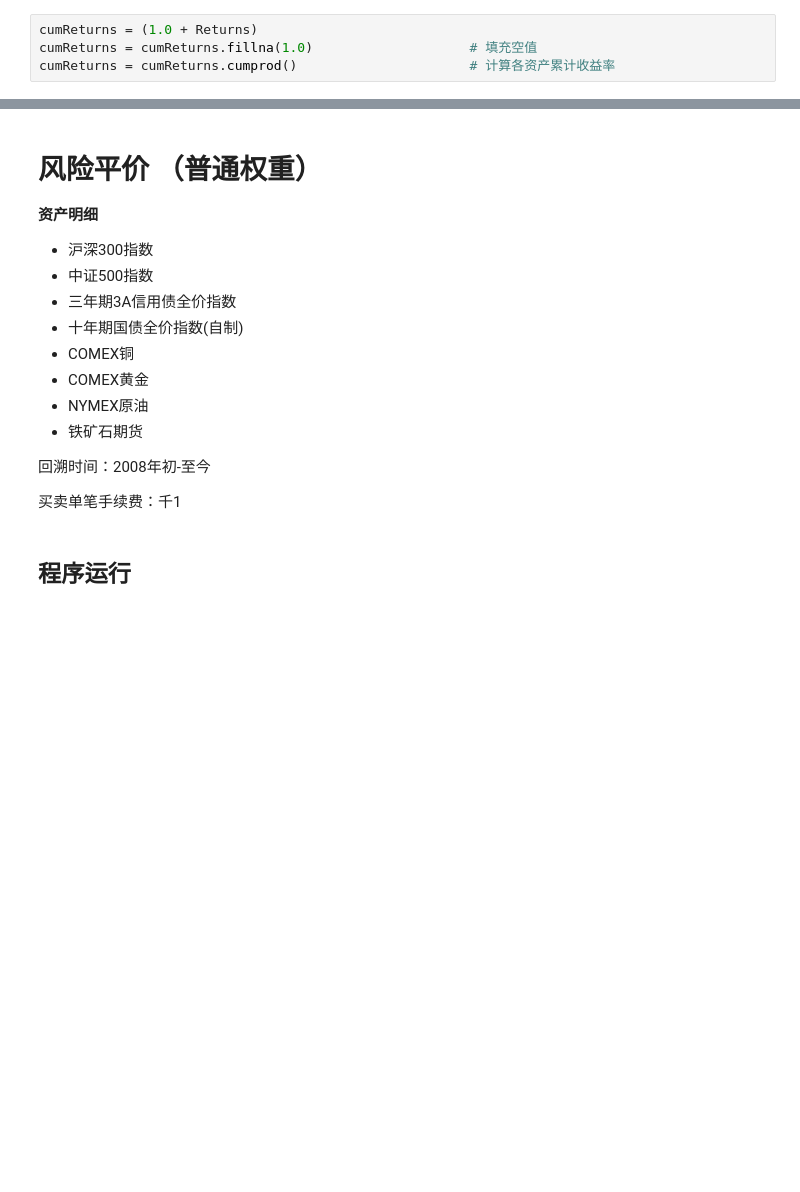
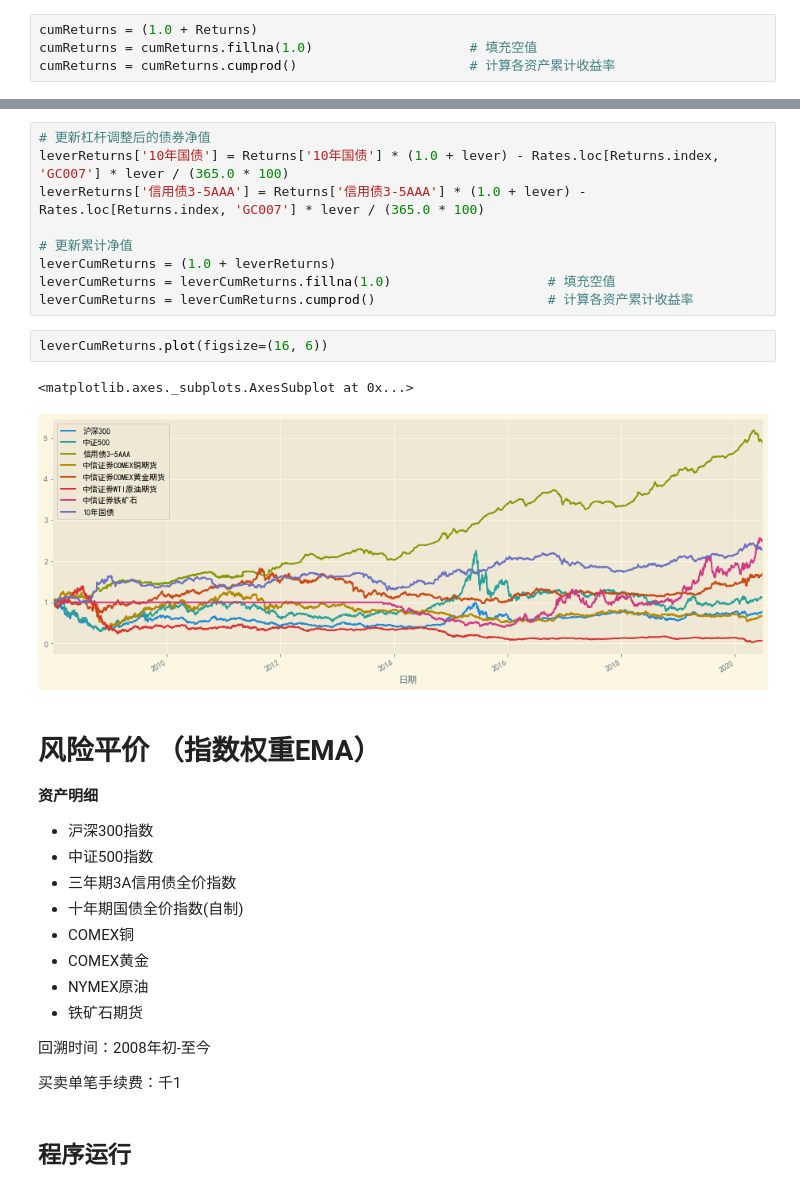
Before and after one commit to Zhehao97/RiskParityFactorModel, a Jupyter notebook: RiskParityModel.ipynb, the cells around one changed output, grey strips where cells are left out. Saved outputs shown, nothing was run; the diff lists cells and outputs as text; blank space fills up the shorter version.

```diff
--- a/RiskParityModel.ipynb
+++ b/RiskParityModel.ipynb
@@ -140,5 +165,19 @@ cumReturns.plot(figsize=(16, 8))
+# %%
+# 更新杠杆调整后的债券净值
+leverReturns['10年国债'] = Returns['10年国债'] * (1.0 + lever) - Rates.loc[Returns.index, 'GC007'] * lever / (365.0 * 100)
+leverReturns['信用债3-5AAA'] = Returns['信用债3-5AAA'] * (1.0 + lever) - Rates.loc[Returns.index, 'GC007'] * lever / (365.0 * 100)
+
+# 更新累计净值
+leverCumReturns = (1.0 + leverReturns)
+leverCumReturns = leverCumReturns.fillna(1.0)                    # 填充空值
+leverCumReturns = leverCumReturns.cumprod()                      # 计算各资产累计收益率
+# %%
+leverCumReturns.plot(figsize=(16, 6))
+# %% [output]
+<matplotlib.axes._subplots.AxesSubplot at 0x...>
+[figure, added]
 # %% [markdown]
-# 风险平价 （普通权重）
+# 风险平价 （指数权重EMA）
 
 **资产明细**
 - 沪深300指数
```
Also changed, not shown: parts of 111 cells of this notebook, 9 other files.
